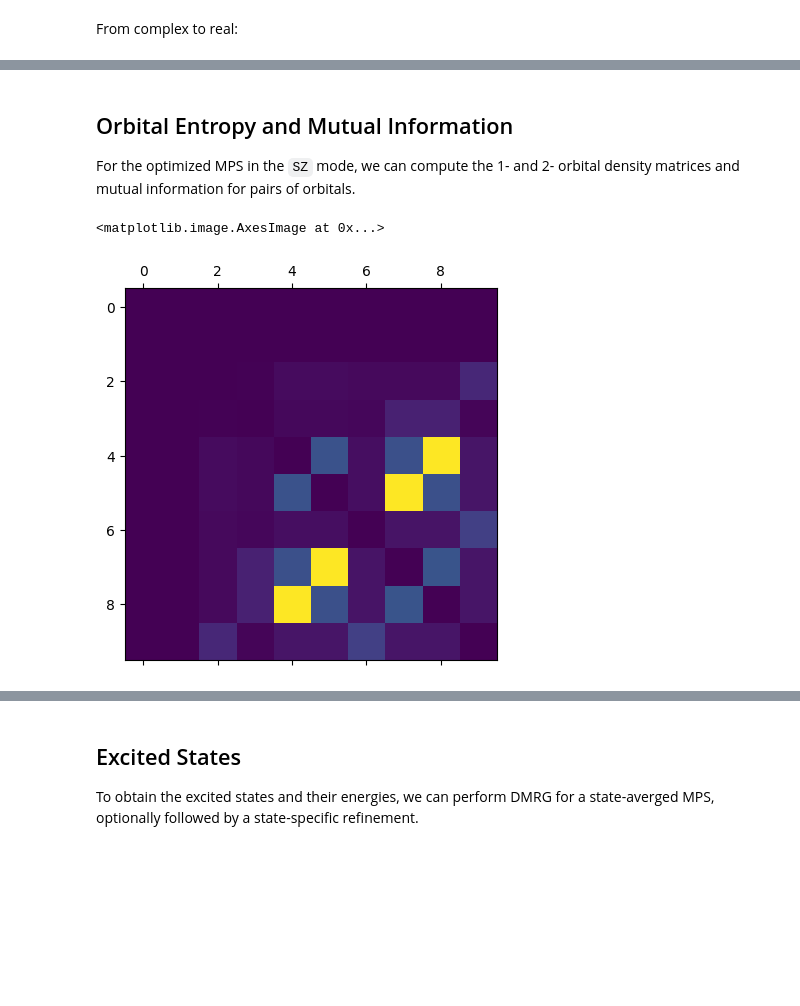
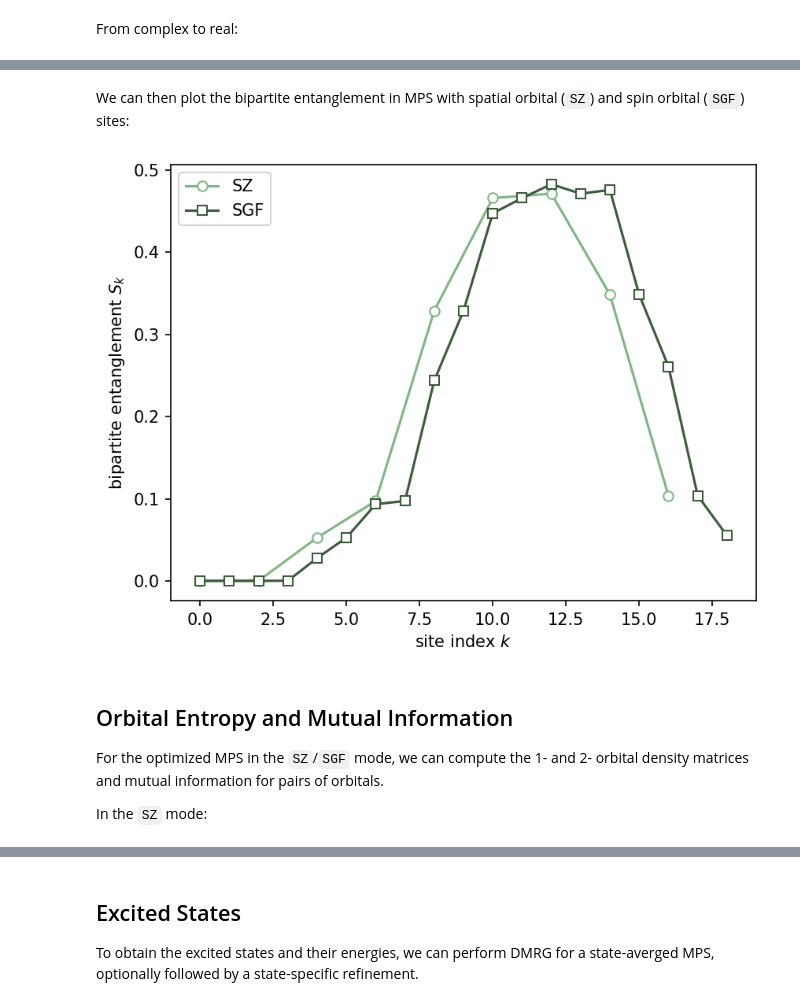
Before and after one commit to block-hczhai/block2-preview, a Jupyter notebook: docs/source/tutorial/qc-hamiltonians.ipynb, the cells around one changed output, grey strips where cells are left out. Drawn from its saved outputs; the diff is of its cells as text; code cells hidden in the pictures; blank space fills up the shorter version.

Commit message:
docs: update orbital reordering

```diff
--- a/docs/source/tutorial/qc-hamiltonians.ipynb
+++ b/docs/source/tutorial/qc-hamiltonians.ipynb
@@ -1089,19 +1075,11 @@ driver = DMRGDriver(scratch="./tmp", symm_type=SymmetryTypes.SZ, n_threads=4)
 driver.initialize_system(n_sites=ncas, n_elec=n_elec, spin=spin, orb_sym=orb_sym)
 
 mpo = driver.get_qc_mpo(h1e=h1e, g2e=g2e, ecore=ecore, iprint=0)
-
 ket = driver.get_random_mps(tag="GS", bond_dim=250, nroots=1)
 energy = driver.dmrg(mpo, ket, n_sweeps=20, bond_dims=bond_dims, noises=noises,
     thrds=thrds, iprint=1)
 print('DMRG energy = %20.15f' % energy)
 
-bip_ent = driver.get_bipartite_entanglement()
-
-import matplotlib.pyplot as plt
-plt.plot(np.arange(len(bip_ent)), bip_ent, linestyle='-', marker='o',
-    mfc='white', mec="#7FB685", color="#7FB685")
-plt.xlabel("site index $k$")
-plt.ylabel("bipartite entanglement $S_k$")
-plt.show()
+bip_ent_sz = driver.get_bipartite_entanglement()
 # %% [output]
 Sweep =    0 | Direction =  forward | Bond dimension =  250 | Noise =  1.00e-04 | Dav threshold =  1.00e-10
@@ -1124,0 +1104,18 @@ DMRG energy = -107.654122447524443
+# %%
+from pyscf import gto, scf
+
+mol = gto.M(atom="N 0 0 0; N 0 0 1.1", basis="sto3g", symmetry="d2h", verbose=0)
+mf = scf.GHF(mol).run(conv_tol=1E-14)
+ncas, n_elec, spin, ecore, h1e, g2e, orb_sym = itg.get_ghf_integrals(mf,
+    ncore=0, ncas=None, g2e_symm=8)
+
+driver = DMRGDriver(scratch="./tmp", symm_type=SymmetryTypes.SGF, n_threads=4)
+driver.initialize_system(n_sites=ncas, n_elec=n_elec, spin=spin, orb_sym=orb_sym)
+
+mpo = driver.get_qc_mpo(h1e=h1e, g2e=g2e, ecore=ecore, iprint=0)
+ket = driver.get_random_mps(tag="GS", bond_dim=250, nroots=1)
+energy = driver.dmrg(mpo, ket, n_sweeps=20, bond_dims=bond_dims, noises=noises,
+    thrds=thrds, iprint=1)
+print('DMRG energy = %20.15f' % energy)
+
+bip_ent_sgf = driver.get_bipartite_entanglement()
@@ -1125,14 +1140,22 @@ DMRG energy = -107.654122447524443
+# %% [markdown]
+We can then plot the bipartite entanglement in MPS with spatial orbital (``SZ``) and spin orbital (``SGF``) sites:
+# %%
+import matplotlib.pyplot as plt
+plt.plot(np.arange(len(bip_ent_sz)) * 2, bip_ent_sz, linestyle='-', marker='o',
+    mfc='white', mec="#7FB685", color="#7FB685", label='SZ')
+plt.plot(np.arange(len(bip_ent_sgf)), bip_ent_sgf, linestyle='-', marker='s',
+    mfc='white', mec="#3C5B39", color="#3C5B39", label='SGF')
+plt.xlim((-1, ncas - 1))
+plt.legend(loc='upper left')
+plt.xlabel("site index $k$")
+plt.ylabel("bipartite entanglement $S_k$")
+plt.gcf().set_dpi(150)
+plt.show()
+# %% [output]
+[figure, added]
 # %% [markdown]
 ## Orbital Entropy and Mutual Information
 
-For the optimized MPS in the ``SZ`` mode, we can compute the 1- and 2- orbital density matrices and mutual information for pairs of orbitals.
+For the optimized MPS in the ``SZ``/``SGF`` mode, we can compute the 1- and 2- orbital density matrices and mutual information for pairs of orbitals.
+
+In the ``SZ`` mode:
-# %%
-odm1 = driver.get_orbital_entropies(ket, orb_type=1)
-odm2 = driver.get_orbital_entropies(ket, orb_type=2)
-minfo = 0.5 * (odm1[:, None] + odm1[None, :] - odm2) * (1 - np.identity(len(odm1)))
-
-import matplotlib.pyplot as plt
-plt.matshow(minfo)
-# %% [output]
-<matplotlib.image.AxesImage at 0x...>
-[figure, removed]
```
Also changed, not shown: parts of 43 cells of this notebook.
